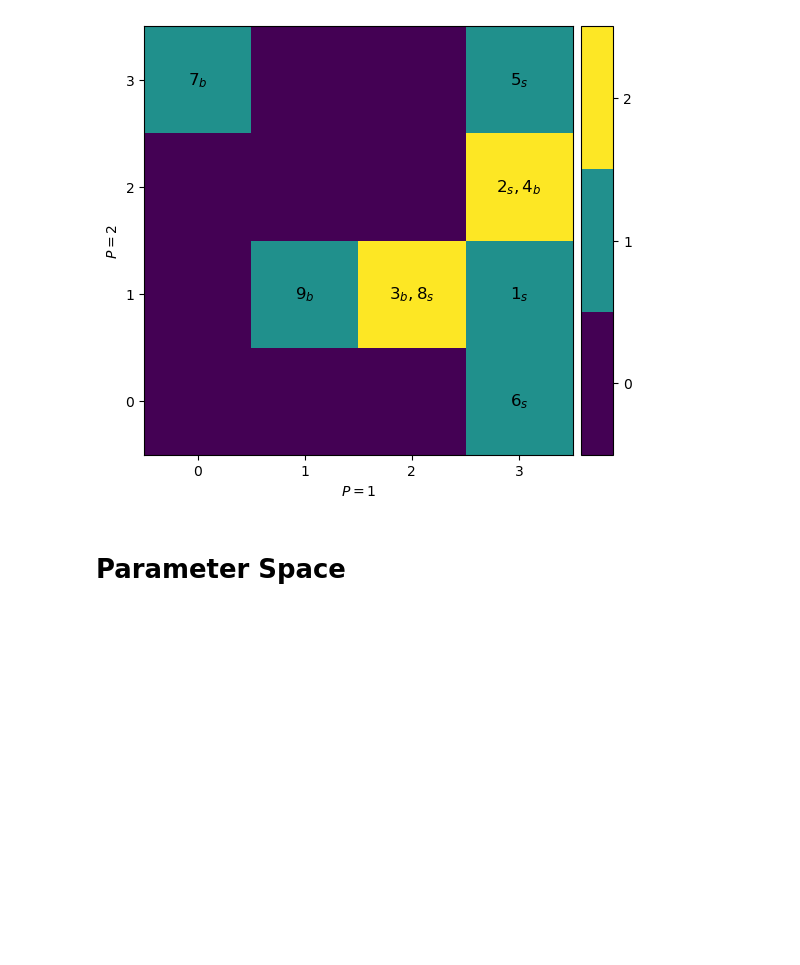
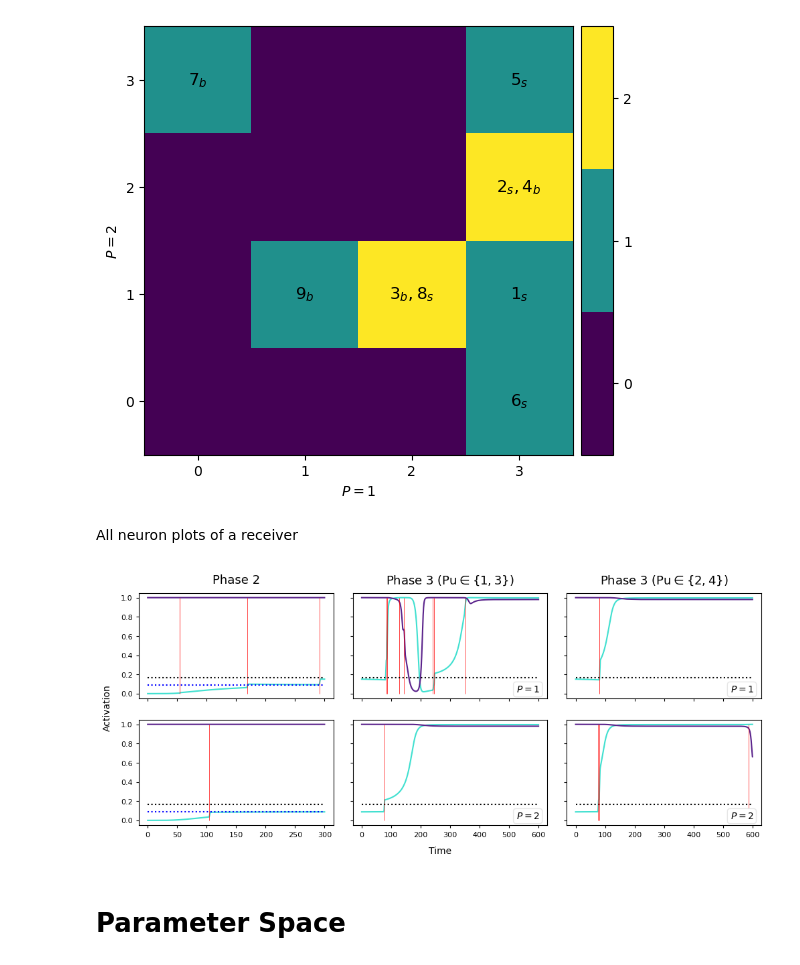
Before and after one commit to ThomasGaul/Cognitive-Distinctions-in-Referential-Communication, a Jupyter notebook: Behavioural-Analysis/Behavioural-Analysis.ipynb, the cells around one changed output. Cells and saved outputs as stored; diff of their text form; code cells hidden in the pictures; blank space fills up the shorter version.

```diff
--- a/Behavioural-Analysis/Behavioural-Analysis.ipynb
+++ b/Behavioural-Analysis/Behavioural-Analysis.ipynb
@@ -519,6 +521,62 @@ cb.ax.set_yticklabels([0,1,2])
 plt.show()
 # %% [output]
 [figure]
+# %% [markdown]
+All neuron plots of a receiver
+# %%
+fig, axs = plt.subplots(2,3,figsize=(12,4.5),sharey="all",sharex="col")
+bbox = dict(boxstyle='round',fc='1',edgecolor='0.9',alpha=1)
+
+axs[0,0] = step.PlotReceiverActivation(axs[0,0],perm=1,phase=2,n=[1,2])
+axs[0,0].vlines(step.ContactPoints2D[0][1].get_path().vertices[:,0],0,1,colors=[1,0,0],linewidth=.5)
+axs[0,0].hlines(0.0892797,0,300,colors=[0,0,1],linestyles="dotted")
+axs[0,0].hlines(0.165267,0,300,colors="0",linestyles="dotted")
+
+axs[0,1] = step.PlotReceiverActivation(axs[0,1],perm=1,phase=3,n=[1,2])
+axs[0,1].vlines(step.ContactPoints2D[0][2].get_path().vertices[:,0],0,1,colors=[1,0,0],linewidth=.5)
+axs[0,1].hlines(0.165267,0,600,colors="0",linestyles="dotted")
+axs[0,1].text(0.84,0.06,"$P=1$",transform=axs[0,1].transAxes,bbox=bbox)
+
+axs[0,2] = step.PlotReceiverActivation(axs[0,2],perm=2,phase=3,n=[1,2])
+axs[0,2].vlines(step.ContactPoints2D[1][2].get_path().vertices[:,0],0,1,colors=[1,0,0],linewidth=.5)
+axs[0,2].hlines(0.165267,0,600,colors="0",linestyles="dotted")
+axs[0,2].text(0.84,0.06,"$P=1$",transform=axs[0,2].transAxes,bbox=bbox)
+
+axs[1,0] = step.PlotReceiverActivation(axs[1,0],perm=3,phase=2,n=[1,2])
+axs[1,0].hlines(0.0892797,0,300,colors=[0,0,1],linestyles="dotted")
+axs[1,0].hlines(0.165267,0,300,colors="0",linestyles="dotted")
+axs[1,0].vlines(step.ContactPoints2D[2][1].get_path().vertices[:,0],0,1,colors=[1,0,0],linewidth=.5)
+
+axs[1,1] = step.PlotReceiverActivation(axs[1,1],perm=3,phase=3,n=[1,2])
+axs[1,1].hlines(0.165267,0,600,colors="0",linestyles="dotted")
+axs[1,1].vlines(step.ContactPoints2D[2][2].get_path().vertices[:,0],0,1,colors=[1,0,0],linewidth=.5)
+axs[1,1].text(0.84,0.06,"$P=2$",transform=axs[1,1].transAxes,bbox=bbox)
+
+axs[1,2] = step.PlotReceiverActivation(axs[1,2],perm=4,phase=3,n=[1,2])
+axs[1,2].hlines(0.165267,0,600,colors="0",linestyles="dotted")
+axs[1,2].vlines(step.ContactPoints2D[3][2].get_path().vertices[:,0],0,1,colors=[1,0,0],linewidth=.5)
+axs[1,2].text(0.84,0.06,"$P=2$",transform=axs[1,2].transAxes,bbox=bbox)
+
+for i in range(2):
+    for j in range(3):
+        axs[i,j].tick_params(labelsize=8,length=3)
+        axs[i,j].tick_params(labelsize=8,length=3)
+
+axs[0,0].set_title("Phase 2",fontsize=13,pad=10)
+axs[0,1].set_title("Phase 3 (Pu$\in\{1,3\}$)",fontsize=13,pad=10)
+axs[0,2].set_title("Phase 3 (Pu$\in\{2,4\}$)",fontsize=13,pad=10)
+
+fig.supxlabel("Time",fontsize=10,y=0.01)
+fig.supylabel("Activation",fontsize=10,x=0.08)
+fig.subplots_adjust(hspace=0.2,wspace=0.1)
+
+# os.chdir(BaseDirectory)
+# fig.savefig('./Plots/Gaul.fig4.pdf',format="pdf",bbox_inches="tight",dpi=600)
+# fig.savefig('./Plots/step-demo.jpeg',bbox_inches="tight",dpi=600)
+
+plt.show()
+# %% [output]
+[figure, added]
 # %% [markdown]
 # Parameter Space
 # %% [markdown]
```
Also changed, not shown: parts of 8 cells of this notebook, 3 other files.
